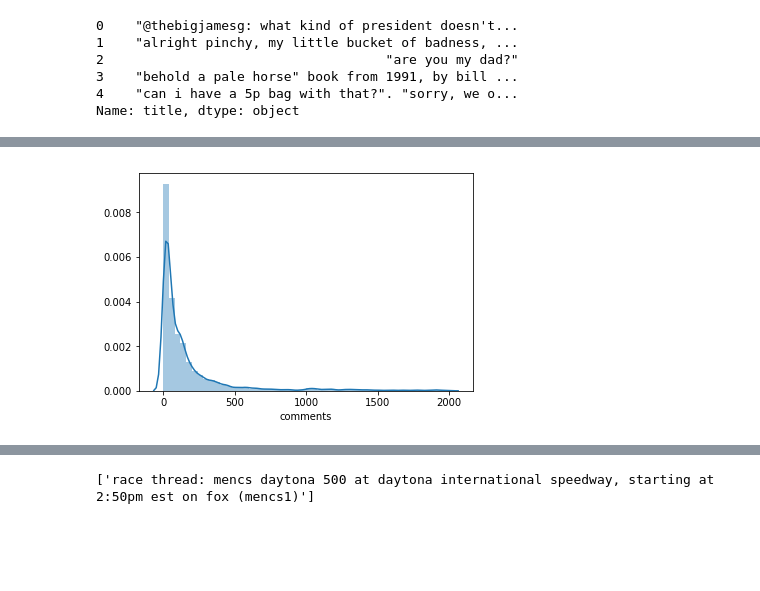
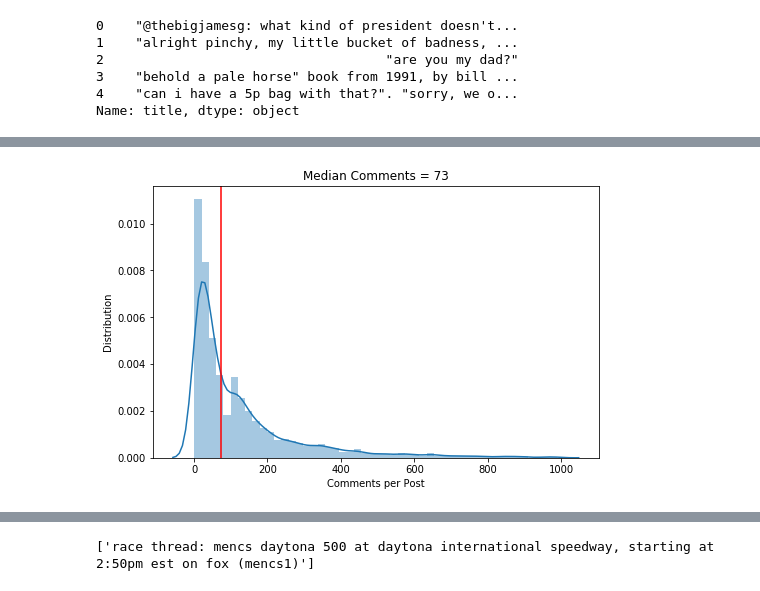
Before and after one commit to austinlasseter/classify_reddit_posts, a Jupyter notebook: 03 Exploratory Analysis.ipynb, the cells around one changed output, grey strips where cells are left out. Drawn from its saved outputs; the diff is of its cells as text; code cells hidden in the pictures; blank space fills up the shorter version.

```diff
--- a/03 Exploratory Analysis.ipynb
+++ b/03 Exploratory Analysis.ipynb
@@ -80,9 +80,13 @@ Name: comments, dtype: float64
 # %%
-# What's the distribution of the posts with fewer than 2000 comments?
-sns.distplot(data[data['comments']<2000]['comments']);
+# What's the distribution of the posts with fewer than 1000 comments?
+fig = plt.figure(figsize=(8,5))
+ax=sns.distplot(data[data['comments']<1000]['comments']);
+plt.axvline(x=data['comments'].median(), color='red');
+ax.set(ylabel='Distribution', xlabel='Comments per Post', title='Median Comments = 73')
+plt.show;
 # The great majority have less than 500 comments.
 # %% [output]
-[figure, old version]
+[figure, new version]
 # %%
 # What's the distribution of the posts with more than 2000 comments?
 sns.distplot(data[data['comments']>=2000]['comments']);
```
Also changed, not shown: parts of 33 cells of this notebook, 4 other files.
